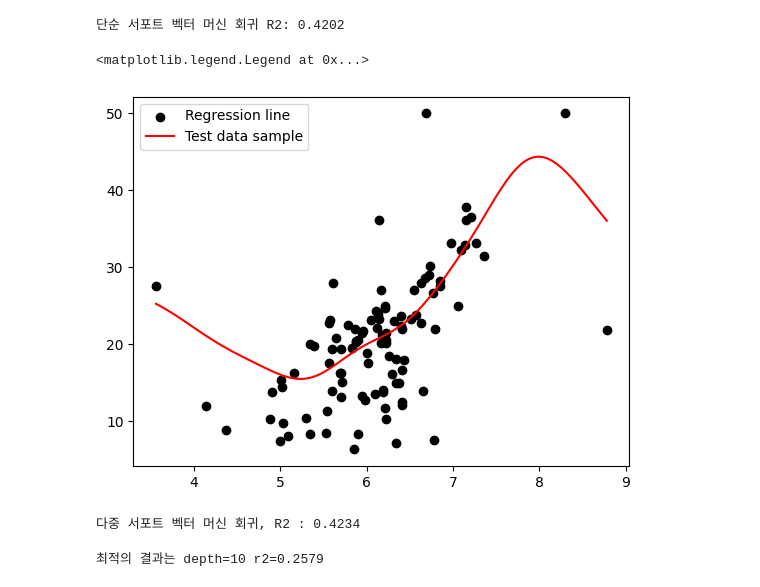
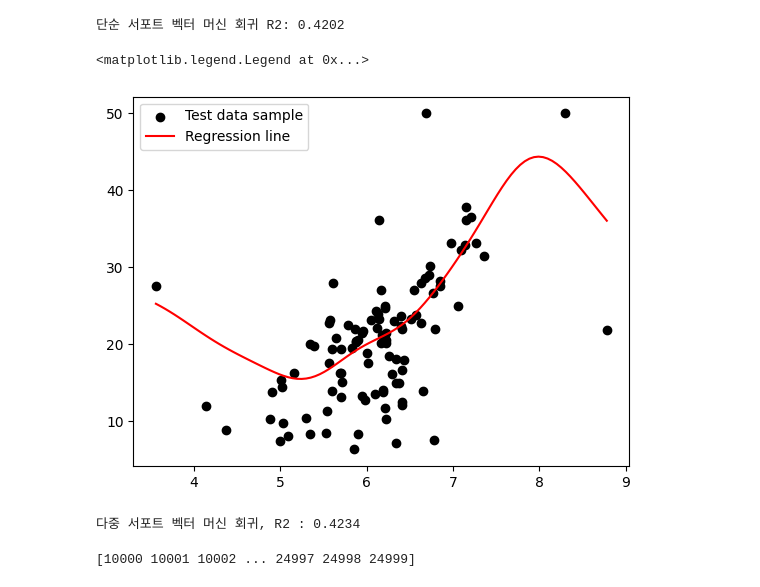
Before and after one commit to JeongJoon1/MS_AI_SCHOOL, a Jupyter notebook: 12.Scikit-Learn_SupervisedLearning_Regression.ipynb, the cells around one changed output. Drawn from its saved outputs; the diff is of its cells as text; code cells hidden in the pictures.

Commit message:
12.Scikit-Learn_SupervisedLearning_Regression

```diff
--- a/12.Scikit-Learn_SupervisedLearning_Regression.ipynb
+++ b/12.Scikit-Learn_SupervisedLearning_Regression.ipynb
@@ -231,14 +235,14 @@ print('단순 서포트 벡터 머신 회귀 R2: {:.4f}'.format(r2_score(y_test,
 # %%
 # 결과의 시각화
 line_x = np.linspace(np.min(X_test['RM']), np.max(X_test['RM']), 100)  #x축에대한 데이터 만들기
 line_y = svm_regr.predict(line_x.reshape(-1,1))  # y축에대한 데이터 만들기
 
 plt.scatter(X_test['RM'], y_test, c='black')
 plt.plot(line_x, line_y, c='red')
-plt.legend(['Regression line', 'Test data sample'], loc = 'upper left')
+plt.legend(['Test data sample', 'Regression line'], loc = 'upper left')
 # %% [output]
 <matplotlib.legend.Legend at 0x...>
-[figure, old version]
+[figure, new version]
 # %%
 svm_regr = SVR(C=20)
 svm_regr.fit(X_train, y_train)
@@ -250,24 +251,25 @@ print('다중 서포트 벡터 머신 회귀, R2 : {:.4f}'.format(r2_score(y_tes
 # %% [output]
 다중 서포트 벡터 머신 회귀, R2 : 0.4234
 # %%
-arr = np.arange(10000,25000)
-arr
+# 적절한 C값 찾기
 
+arr2 = np.arange(10000,25000)
+print(arr2)
 best_C = 0
 best_r2 = 0
 
-for C in arr:
-  svm_regr = SVR(C=20)
+for c in arr2:
+  svm_regr = SVR(C=c)
   svm_regr.fit(X_train, y_train)
   y_pred = svm_regr.predict(X_test)
 
-  # print('\n단순 결정 트리 회귀 depth={} R2: {:4f}'.format(depth, temp_r2))
+  temp_r2 = r2_score(y_test, y_pred)
 
   if best_r2 < temp_r2:
-    best_depth = depth
+    best_C = c
     best_r2 = temp_r2
 
-print('최적의 결과는 depth={} r2={:.4f}'.format(best_depth, best_r2))
+print('최적의 결과는 C={} r2={:.4f}'.format(best_C, best_r2))
 # %% [output]
-최적의 결과는 depth=10 r2=0.2579
+[10000 10001 10002 ... 24997 24998 24999]
 # %%
```
Also changed, not shown: parts of 6 cells of this notebook.
